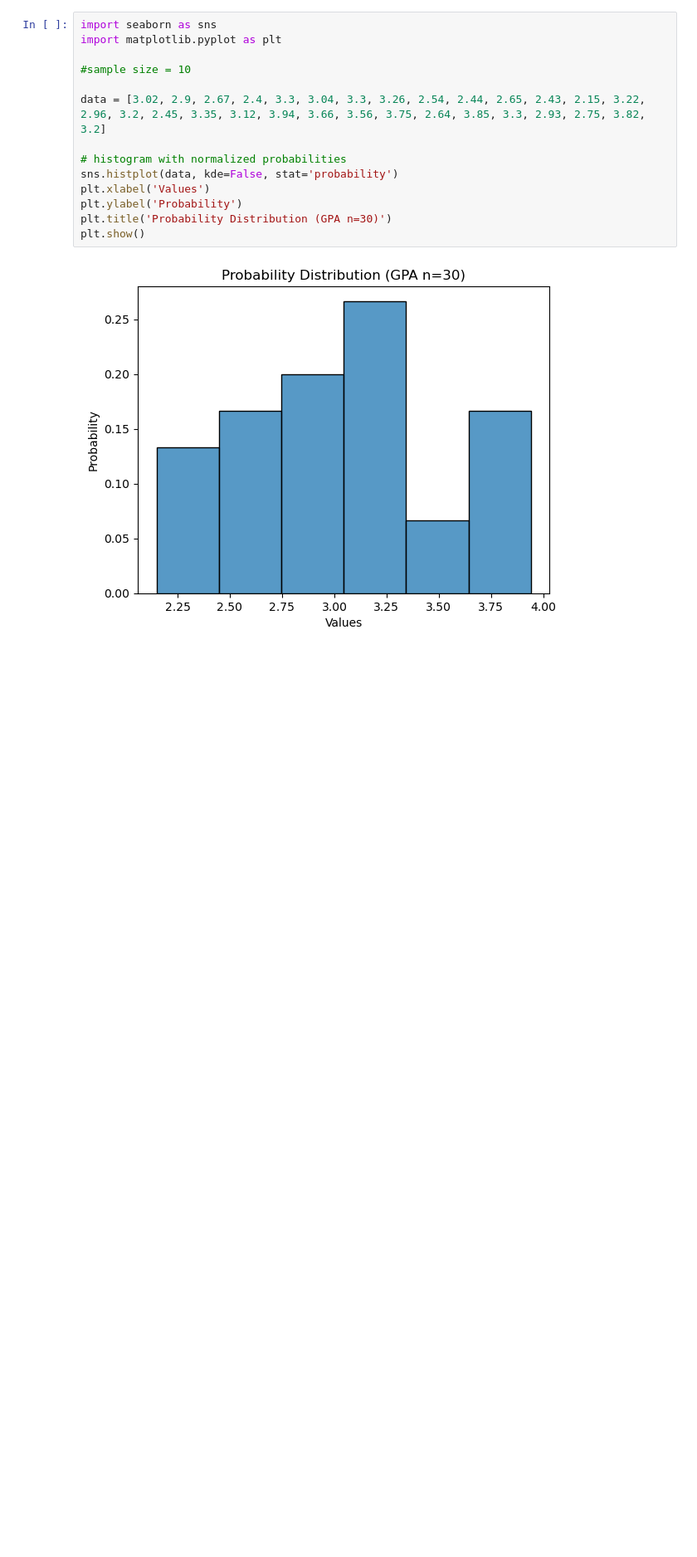
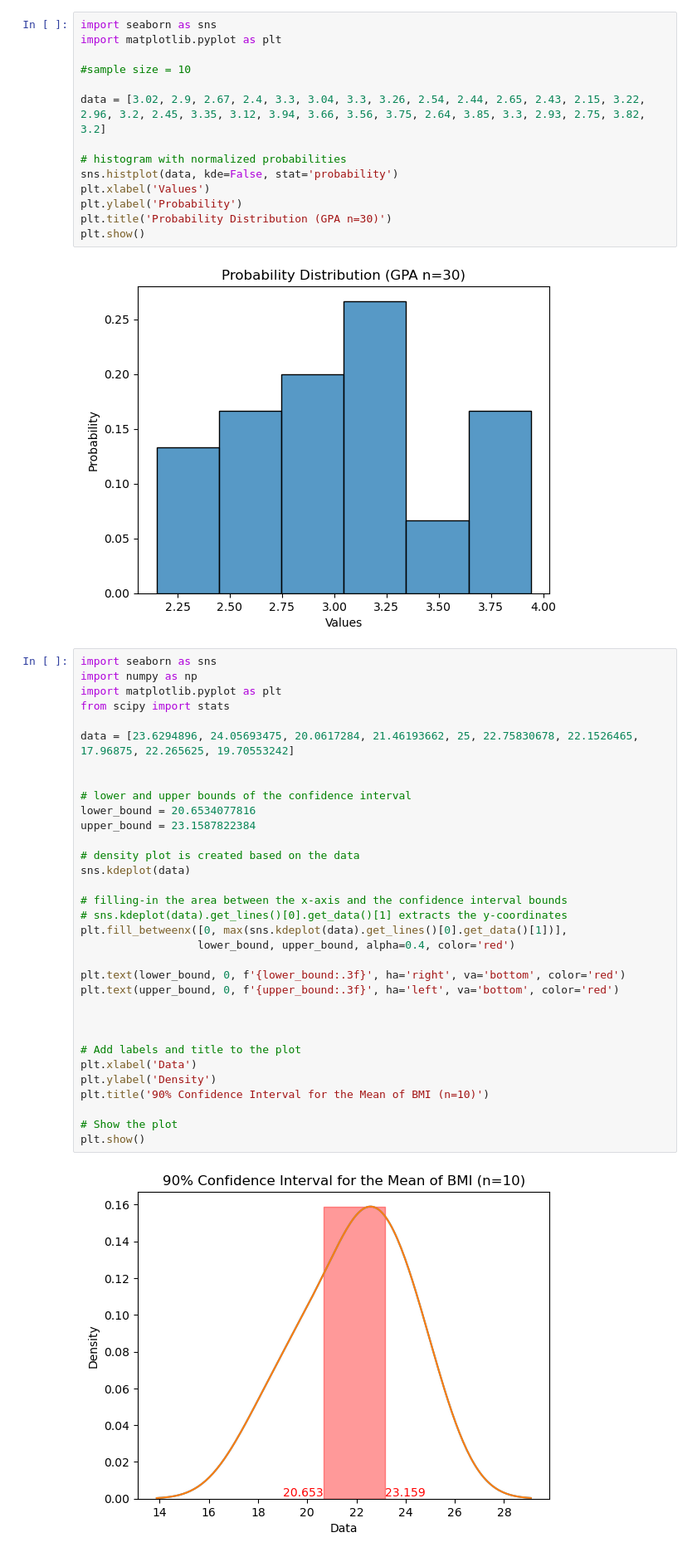
Before and after one commit to mammadmammadov/Probability-Statistic-Project_3, a Jupyter notebook: Probability and Statistics for Engineers, Project 3.ipynb, the cells around one changed output. Shown at 83% size. Drawn from its saved outputs; the diff is of its cells as text; blank space fills up the shorter version.

```diff
--- a/Probability and Statistics for Engineers, Project 3.ipynb
+++ b/Probability and Statistics for Engineers, Project 3.ipynb
@@ -63,3 +63,38 @@ plt.title('Probability Distribution (GPA n=30)')
 plt.show()
 # %% [output]
 [figure]
+# %%
+import seaborn as sns
+import numpy as np
+import matplotlib.pyplot as plt
+from scipy import stats
+
+data = [23.6294896, 24.05693475, 20.0617284, 21.46193662, 25, 22.75830678, 22.1526465, 17.96875, 22.265625, 19.70553242]
+
+
+# lower and upper bounds of the confidence interval
+lower_bound = 20.6534077816
+upper_bound = 23.1587822384
+
+# density plot is created based on the data
+sns.kdeplot(data)
+
+# filling-in the area between the x-axis and the confidence interval bounds
+# sns.kdeplot(data).get_lines()[0].get_data()[1] extracts the y-coordinates
+plt.fill_betweenx([0, max(sns.kdeplot(data).get_lines()[0].get_data()[1])],
+                  lower_bound, upper_bound, alpha=0.4, color='red')
+
+plt.text(lower_bound, 0, f'{lower_bound:.3f}', ha='right', va='bottom', color='red')
+plt.text(upper_bound, 0, f'{upper_bound:.3f}', ha='left', va='bottom', color='red')
+
+
+
+# Add labels and title to the plot
+plt.xlabel('Data')
+plt.ylabel('Density')
+plt.title('90% Confidence Interval for the Mean of BMI (n=10)')
+
+# Show the plot
+plt.show()
+# %% [output]
+[figure, added]
```
Also changed, not shown: parts of 9 cells of this notebook.
